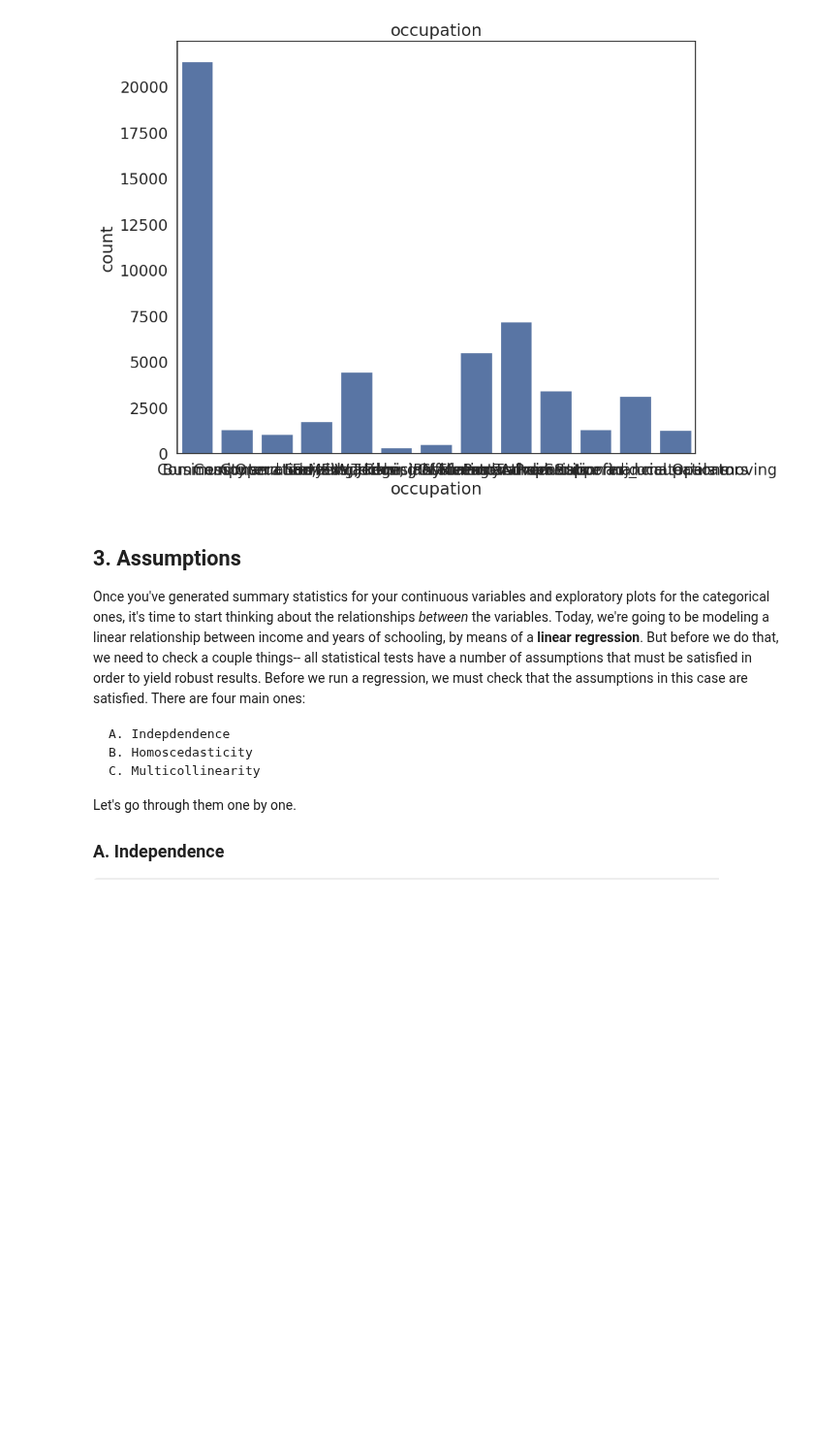
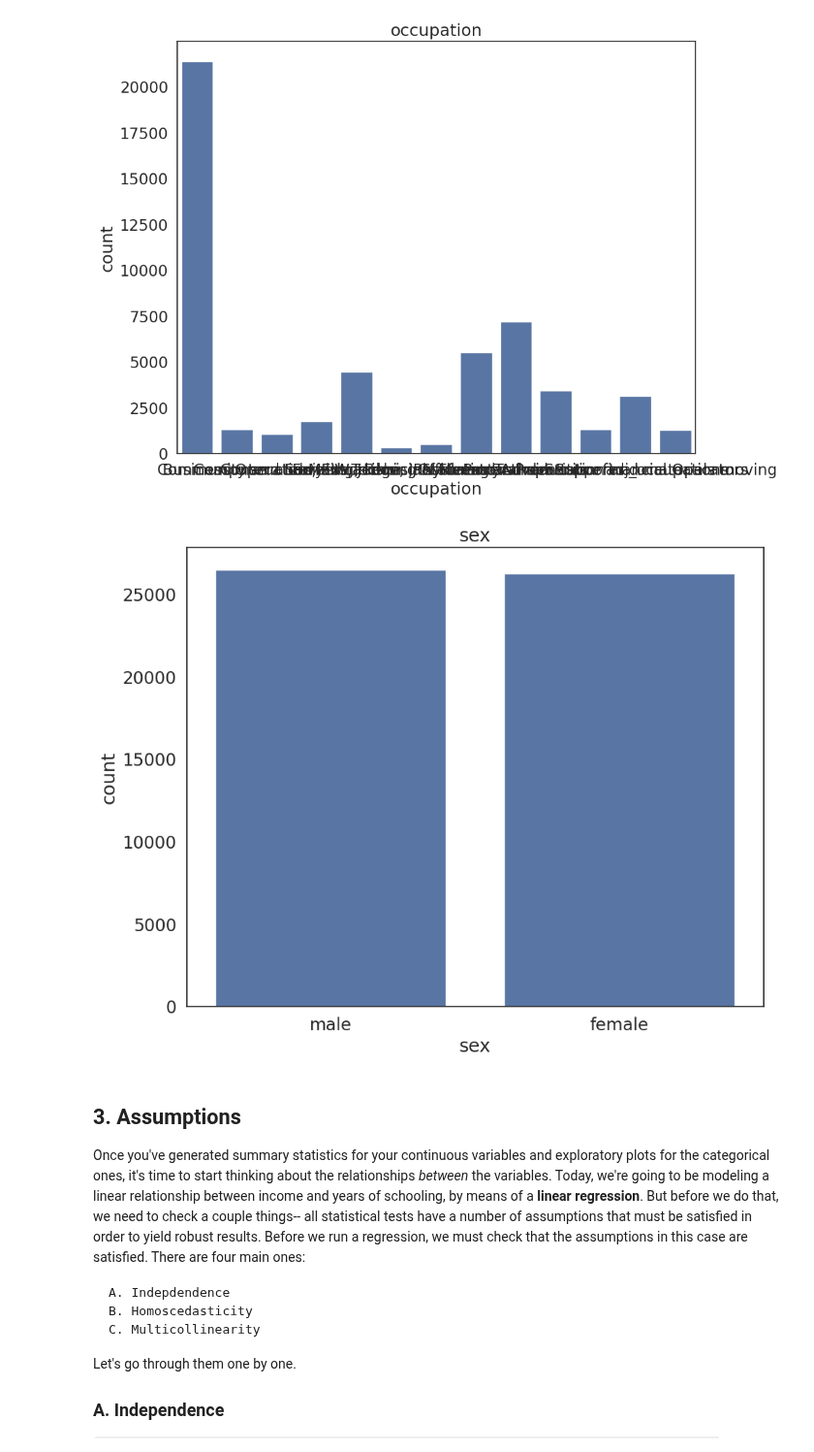
Before and after one commit to Zccarou/QM2, a Jupyter notebook: notebooks/W07. Linear Regression.ipynb, the cells around one changed output. Shown at 97% size. Saved outputs shown, nothing was run; the diff lists cells and outputs as text; code cells hidden in the pictures; blank space fills up the shorter version.

```diff
--- a/notebooks/W07. Linear Regression.ipynb
+++ b/notebooks/W07. Linear Regression.ipynb
@@ -203,6 +203,14 @@ plt.xlabel('occupation') # remove the x axis label
 plt.show() # show the plot
 # %% [output]
 [figure]
+# %%
+sns.countplot(data=reg_df, x='sex') # plot the union variable
+plt.title('sex') # add a title
+plt.xlabel('sex') # remove the x axis label
+plt.xticks(ticks=[0,1],labels=['male', 'female']) # replace the x axis labels with more descriptive labels
+plt.show() # show the plot
+# %% [output]
+[figure, added]
 # %% [markdown]
 ## 3. Assumptions
 
```
